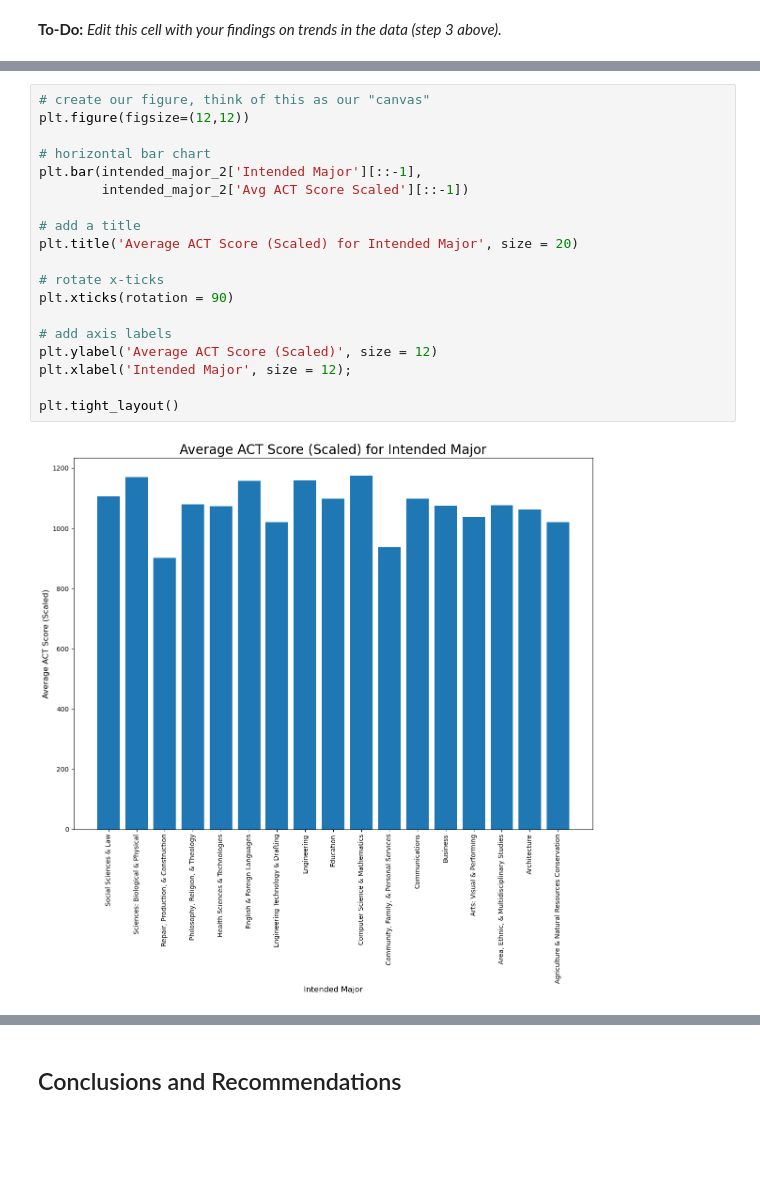
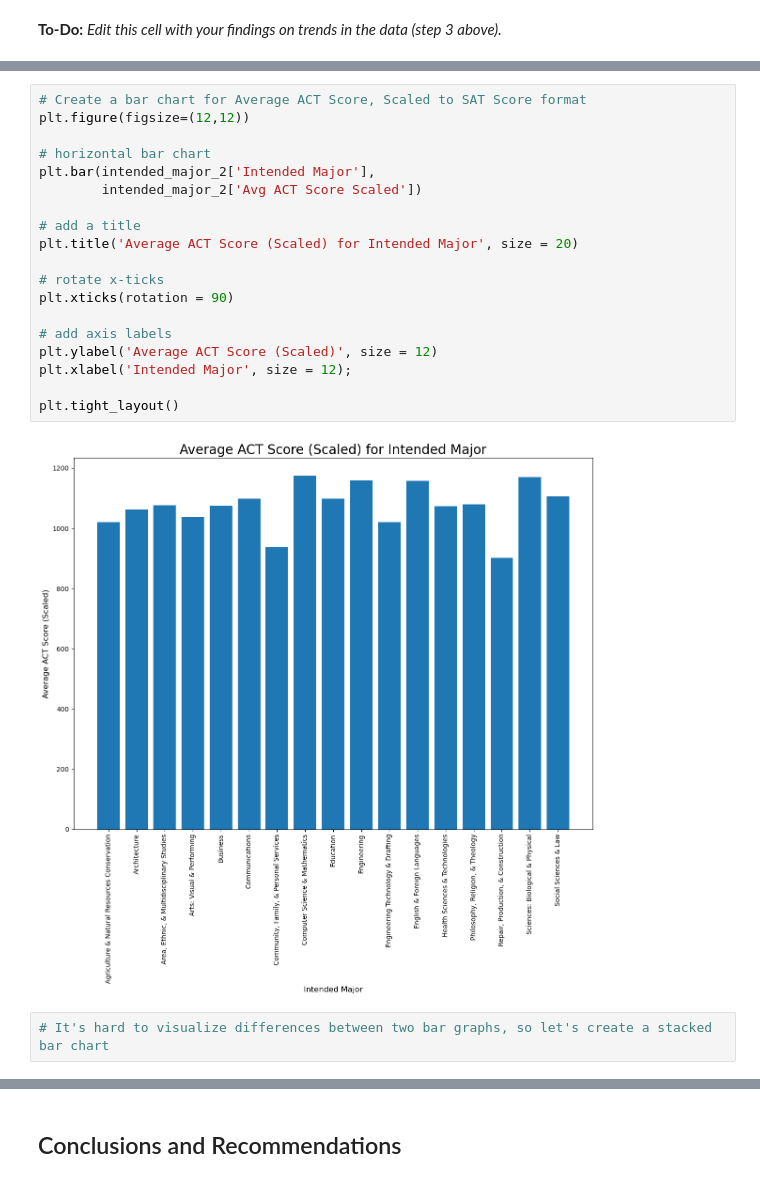
Before and after one commit to jlu7922/Standardized-Test-Analysis, a Jupyter notebook: code/starter-code-Jason.ipynb, the cells around one changed output, grey strips where cells are left out. Drawn from its saved outputs; the diff is of its cells as text; blank space fills up the shorter version.

```diff
--- a/code/starter-code-Jason.ipynb
+++ b/code/starter-code-Jason.ipynb
@@ -674,21 +693,23 @@ plt.tight_layout()
 # %%
-# create our figure, think of this as our "canvas"
+# Create a bar chart for Average ACT Score, Scaled to SAT Score format
 plt.figure(figsize=(12,12))
 
 # horizontal bar chart
-plt.bar(intended_major_2['Intended Major'][::-1],
-        intended_major_2['Avg ACT Score Scaled'][::-1])
+plt.bar(intended_major_2['Intended Major'],
+        intended_major_2['Avg ACT Score Scaled'])
 
 # add a title
 plt.title('Average ACT Score (Scaled) for Intended Major', size = 20)
 
 # rotate x-ticks
 plt.xticks(rotation = 90)
 
 # add axis labels
 plt.ylabel('Average ACT Score (Scaled)', size = 12)
 plt.xlabel('Intended Major', size = 12);
 
 plt.tight_layout()
 # %% [output]
-[figure, old version]
+[figure, new version]
+# %%
+# It's hard to visualize differences between two bar graphs, so let's create a stacked bar chart
```
Also changed, not shown: parts of 14 cells of this notebook.
